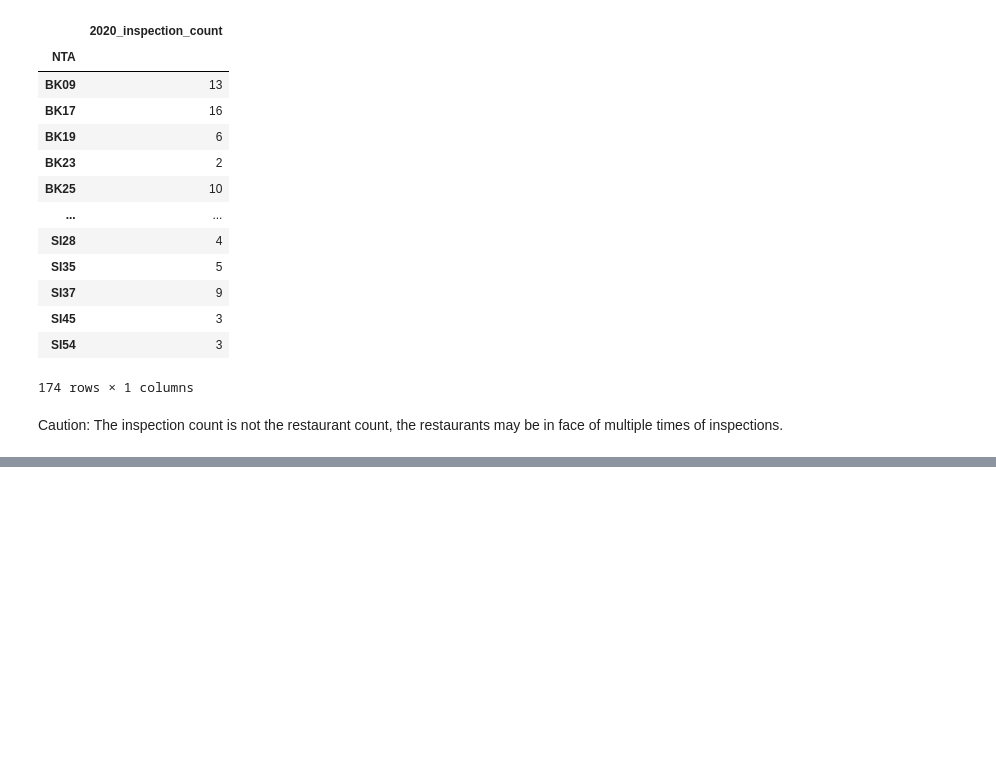
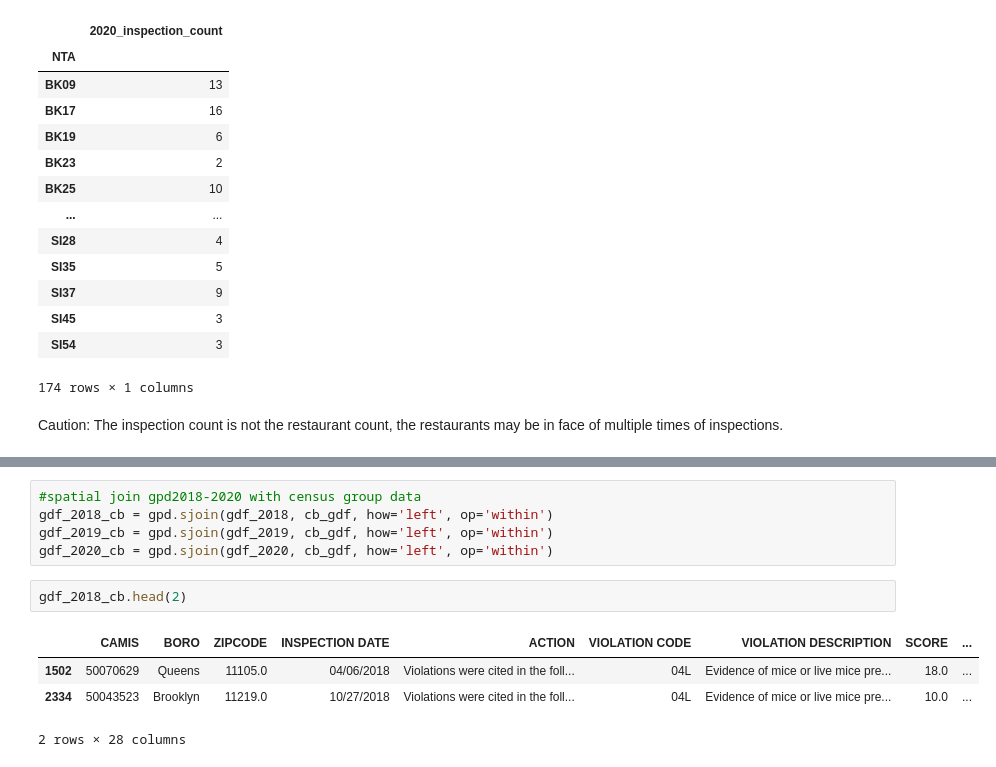
Before and after one commit to Subarashiihibi/nyc_rodent, a Jupyter notebook: Scripts/restaurant_inspection.ipynb, the cells around one changed output, grey strips where cells are left out. Drawn from its saved outputs; the diff is of its cells as text; blank space fills up the shorter version.

```diff
--- a/Scripts/restaurant_inspection.ipynb
+++ b/Scripts/restaurant_inspection.ipynb
@@ -253,0 +267,12 @@ plt.show()
+# %%
+#spatial join gpd2018-2020 with census group data
+gdf_2018_cb = gpd.sjoin(gdf_2018, cb_gdf, how='left', op='within')
+gdf_2019_cb = gpd.sjoin(gdf_2019, cb_gdf, how='left', op='within')
+gdf_2020_cb = gpd.sjoin(gdf_2020, cb_gdf, how='left', op='within')
+# %%
+gdf_2018_cb.head(2)
+# %% [output]
+|  | CAMIS | BORO | ZIPCODE | INSPECTION DATE | ACTION | VIOLATION CODE | VIOLATION DESCRIPTION | SCORE | ... |
+| 1502 | 50070629 | Queens | 11105.0 | 04/06/2018 | Violations were cited in the foll... | 04L | Evidence of mice or live mice pre... | 18.0 | ... |
+| 2334 | 50043523 | Brooklyn | 11219.0 | 10/27/2018 | Violations were cited in the foll... | 04L | Evidence of mice or live mice pre... | 10.0 | ... |
+2 rows × 28 columns
```
Also changed, not shown: parts of 12 cells of this notebook, 3 other files.
